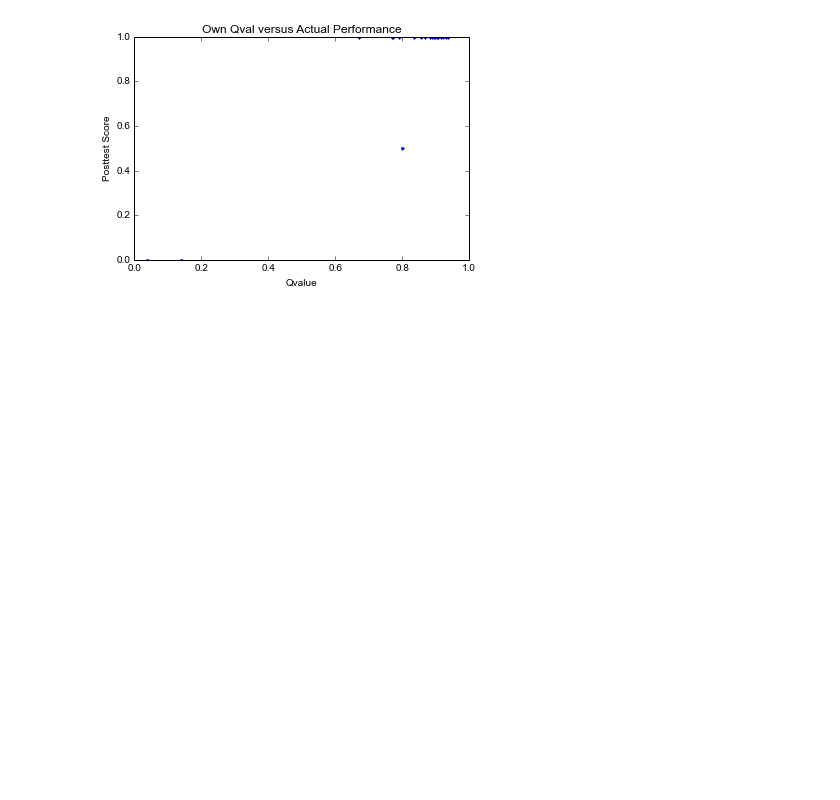
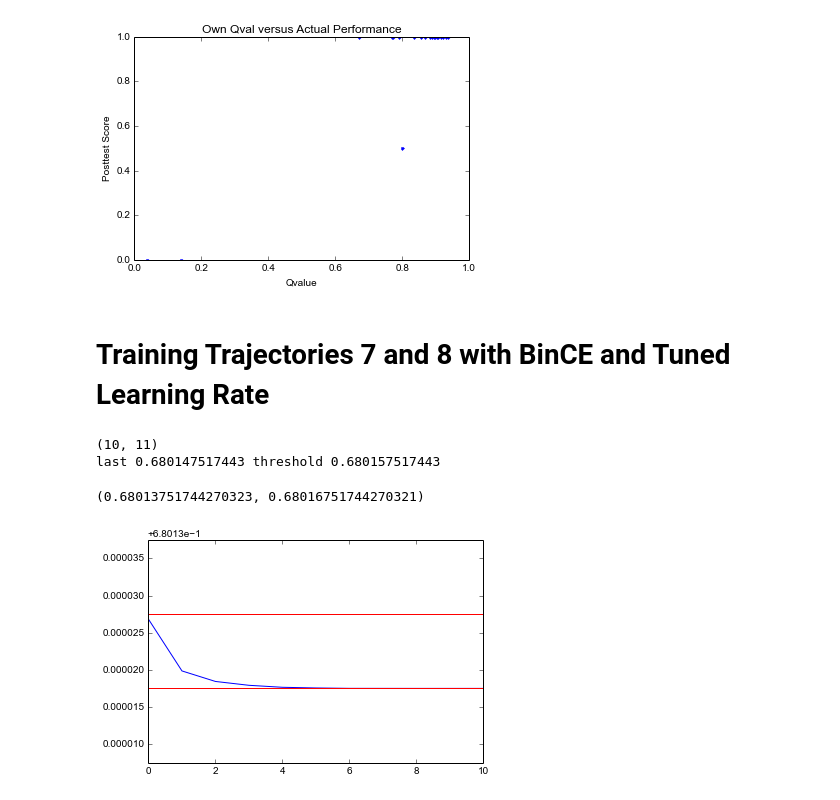
Before and after one commit to lisa-1010/smart-tutor, a Jupyter notebook: code/student2aw5.ipynb, the cells around one changed output. Cells and saved outputs as stored; diff of their text form; code cells hidden in the pictures; blank space fills up the shorter version.

Commit message:
further experiments with training length 7 and 5 skills

```diff
--- a/code/student2aw5.ipynb
+++ b/code/student2aw5.ipynb
@@ -224,3 +224,37 @@ scores shape (20,)
   1.   1.   1.   1.   1. ]
 [figure]
 [figure]
+# %% [markdown]
+# Training Trajectories 7 and 8 with BinCE and Tuned Learning Rate
+# %%
+'''
+Single LSTM
+Trying to find a training epoch to stop training.
+'''
+data11 = np.load('experiments/test2w5_modelsimple_mid-dropout10-shuffle1-data-test2a-w5-n100000-l7-random.pickle/stats-runbceA.npz')
+
+vloss = data11['vloss']
+
+six.print_(vloss.shape)
+figure()
+x_avg = np.mean(vloss,axis=0)
+x_serr = np.std(vloss,axis=0) / vloss.shape[0] * 1.98
+plot(x_avg, color='#0000ff')
+plot(x_avg + x_serr, color='#ddddff')
+plot(x_avg - x_serr, color='#ddddff')
+
+x_end = np.mean(x_avg[-2:])
+x_thres = x_end + 0.00001
+six.print_('last {} threshold {}'.format(x_end, x_thres))
+plot([0,10],[x_end,x_end],color='#ff0000')
+plot([0,10],[x_thres,x_thres],color='#ff0000')
+
+#xlim(25, 30)
+ylim(x_end - 0.00001, x_end + 0.00002)
+
+# looks like epoch 6 is good for basically everything
+# %% [output]
+(10, 11)
+last 0.680147517443 threshold 0.680157517443
+(0.68013751744270323, 0.68016751744270321)
+[figure, added]
```
Also changed, not shown: parts of 9 cells of this notebook, 3 other files.
